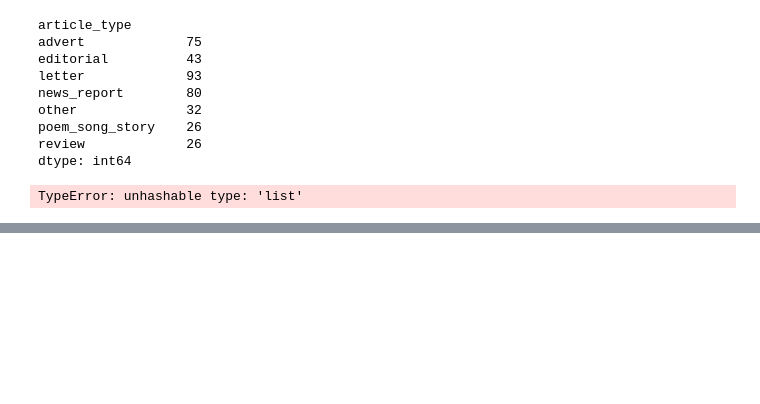
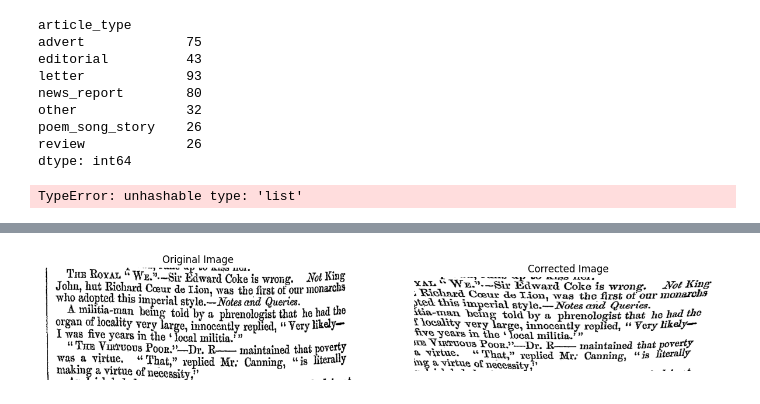
Before and after one commit to JonnoB/reading_the_unreadable, a Jupyter notebook: scrapbook.ipynb, the cells around one changed output, grey strips where cells are left out. Drawn from its saved outputs; the diff is of its cells as text; code cells hidden in the pictures; blank space fills up the shorter version.

```diff
--- a/scrapbook.ipynb
+++ b/scrapbook.ipynb
@@ -572,0 +578,17 @@ TypeError: unhashable type: 'list'
+# %%
+from function_modules.send_to_lm_functions import split_image
+from PIL import Image
+
+# Load the image
+
+image_path = 'data/converted/ncse_cropped_images/CLD_1853-07-30_page_2_B0C2R7.png'
+img = Image.open(image_path)
+
+image_list = split_image(img, max_ratio=1, overlap_fraction=0.2, max_segments=20)
+
+save_folder = 'data/images_for_paper'
+
+os.makedirs(save_folder, exist_ok=True)
+
+for i, img in enumerate(image_list):
+    img.save(os.path.join(save_folder,f'CLD_1853-07-30_page_2_B0C2R7_{i}.jpg'))  # Saves as image_0.jpg, image_1.jpg, etc.
@@ -572,0 +772,69 @@ TypeError: unhashable type: 'list'
+# %%
+from PIL import Image
+import numpy as np
+import matplotlib.pyplot as plt
+
+def correct_distortion_pil(image_path, output_path=None, correction_factor=0.1):
+    """
+    Corrects image distortion using PIL's transform function.
+    correction_factor: controls the amount of correction (try values between 0.05 and 0.2)
+    """
+    # Open image
+    img = Image.open(image_path)
+    width, height = img.size
+
+    # Add padding to prevent content loss
+    padding = int(width * correction_factor)
+    new_width = width + 2*padding
+
+    # Source coordinates (original image)
+    src_coords = [
+        padding, 0,           # top left
+        padding, height,      # bottom left
+        padding + width, height,  # bottom right
+        padding + width, 0        # top right
+    ]
+
+    # Destination coordinates (where pixels should move to)
+    # Adding a curve correction
+    curve = int(width * correction_factor)
+    dst_coords = [
+        padding + curve, 0,              # top left (moved right)
+        padding, height,                 # bottom left
+        padding + width, height,         # bottom right
+        padding + width - curve, 0       # top right (moved left)
+    ]
+
+    # Create new image with padding
+    corrected = img.transform(
+        (new_width, height),
+        Image.QUAD,
+        dst_coords + src_coords,
+        Image.Resampling.BICUBIC,
+        fillcolor=(255, 255, 255)  # white background
+    )
+
+    # Display results
+    fig, (ax1, ax2) = plt.subplots(1, 2, figsize=(15, 6))
+    ax1.imshow(img)
+    ax1.set_title('Original Image')
+    ax1.axis('off')
+
+    ax2.imshow(corrected)
+    ax2.set_title('Corrected Image')
+    ax2.axis('off')
+    plt.show()
+
+    if output_path:
+        corrected.save(output_path)
+
+    return corrected
+
+# Usage
+image_path = "data/images_for_paper/NSS_1852-10-02_page_14_B0C3R18.png"
+# Try different correction factors
+corrected_pil = correct_distortion_pil(image_path,
+                                     "corrected_pil.png",
+                                     correction_factor=0.1)  # Using a smaller correction factor
+# %% [output]
+[figure, added]
```
Also changed, not shown: parts of 7 cells of this notebook, 7 other files.
